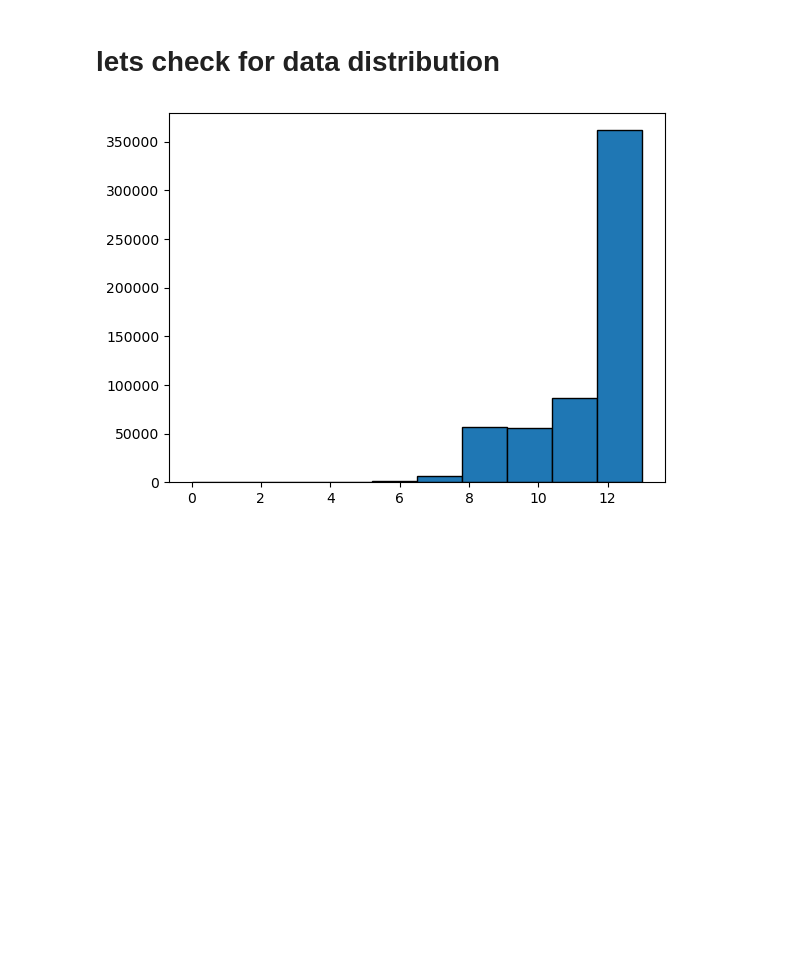
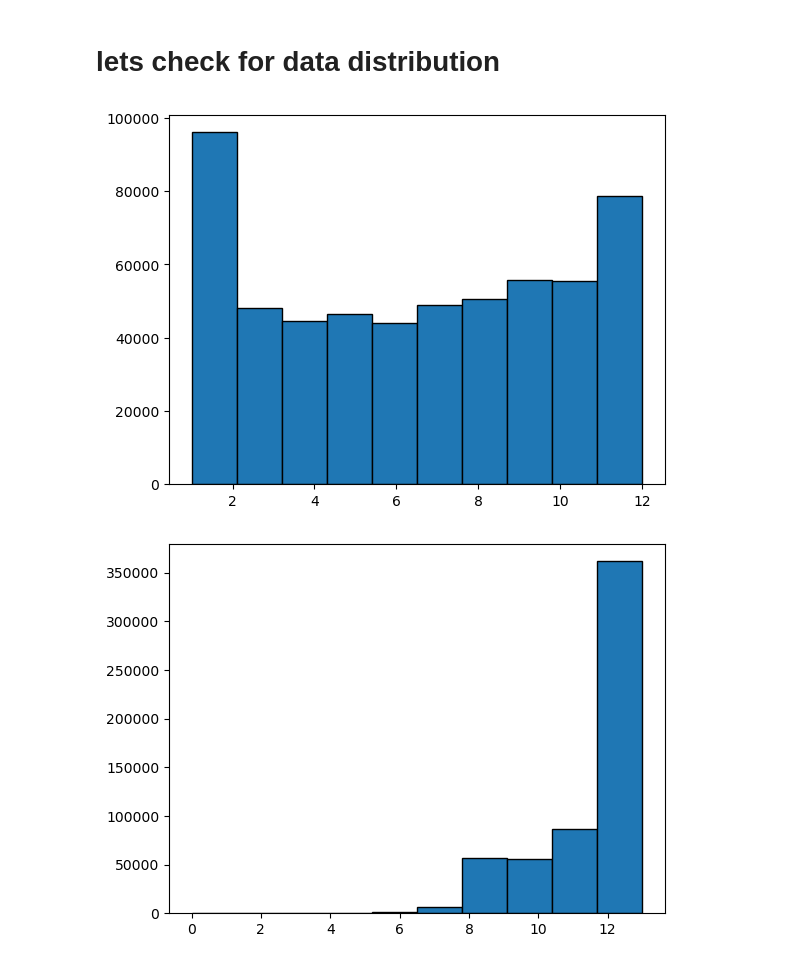
Before and after one commit to nebyu08/tiny_recommendation, a Jupyter notebook: jupyter_notes/good-amazon-ds.ipynb, the cells around one changed output. Saved outputs shown, nothing was run; the diff lists cells and outputs as text; code cells hidden in the pictures; blank space fills up the shorter version.

Commit message:
doing experiment with the data and architechture of the model

```diff
--- a/jupyter_notes/good-amazon-ds.ipynb
+++ b/jupyter_notes/good-amazon-ds.ipynb
@@ -294,6 +291,11 @@ train,test=train_test_split(
 )
 # %% [markdown]
 # lets check for data distribution
+# %%
+plt.hist(clean_data['month'],edgecolor="black")
+plt.show()
+# %% [output]
+[figure, added]
 # %%
 plt.hist(clean_data['year'],edgecolor='black')
 plt.show()
```
Also changed, not shown: parts of 19 cells of this notebook, 2 other files.
